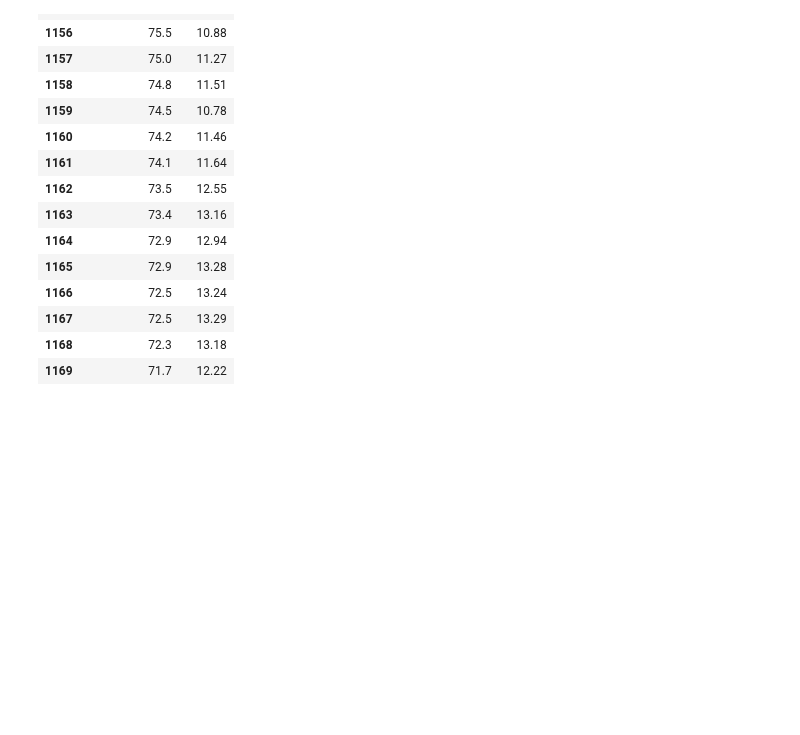
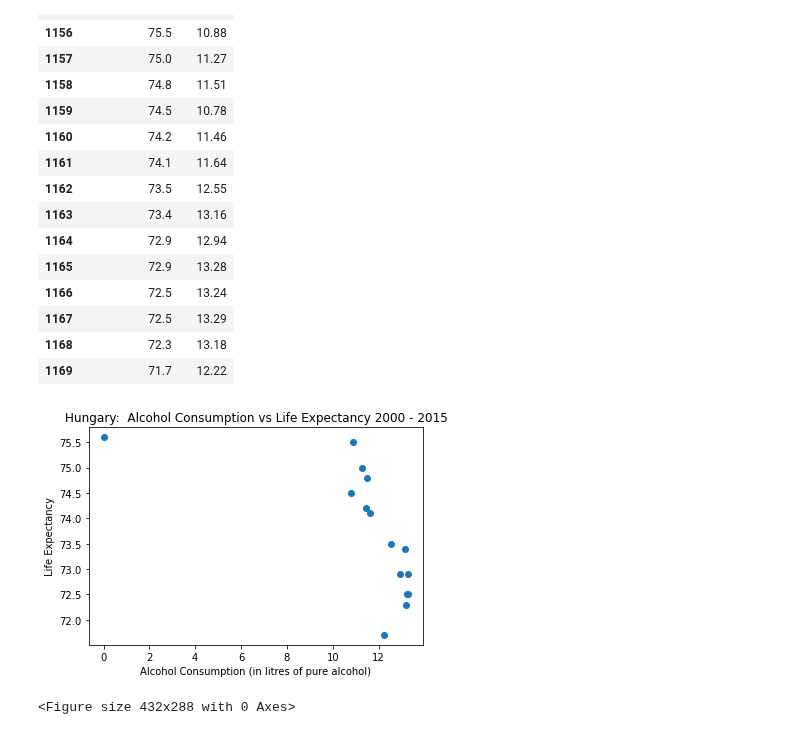
Before and after one commit to jaryan77/TeamTitans_Project_1, a Jupyter notebook: alcohol.ipynb, the cells around one changed output. Saved outputs shown, nothing was run; the diff lists cells and outputs as text; code cells hidden in the pictures; blank space fills up the shorter version.

```diff
--- a/alcohol.ipynb
+++ b/alcohol.ipynb
@@ -242,4 +264,20 @@ Hungary_developed_df
 # %%
 Hungary_life_e = Hungary_developed_df["Life Expectancy"]
 Hungary_alcohol = Hungary_developed_df["Alcohol"]
+# %%
+y_axis = Hungary_life_e
+x_axis = Hungary_alcohol
+plt.scatter(x_axis, y_axis)
+
+
+#Title and labels
+plt.title("Hungary:  Alcohol Consumption vs Life Expectancy 2000 - 2015")
+plt.xlabel("Alcohol Consumption (in litres of pure alcohol)")
+plt.ylabel("Life Expectancy")
+
+plt.show()
+plt.savefig("Images/Hungary_scatter_plot.png")
+# %% [output]
+[figure, added]
+<Figure size 432x288 with 0 Axes>
 # %%
```
Also changed, not shown: parts of 8 cells of this notebook, 5 other files.
